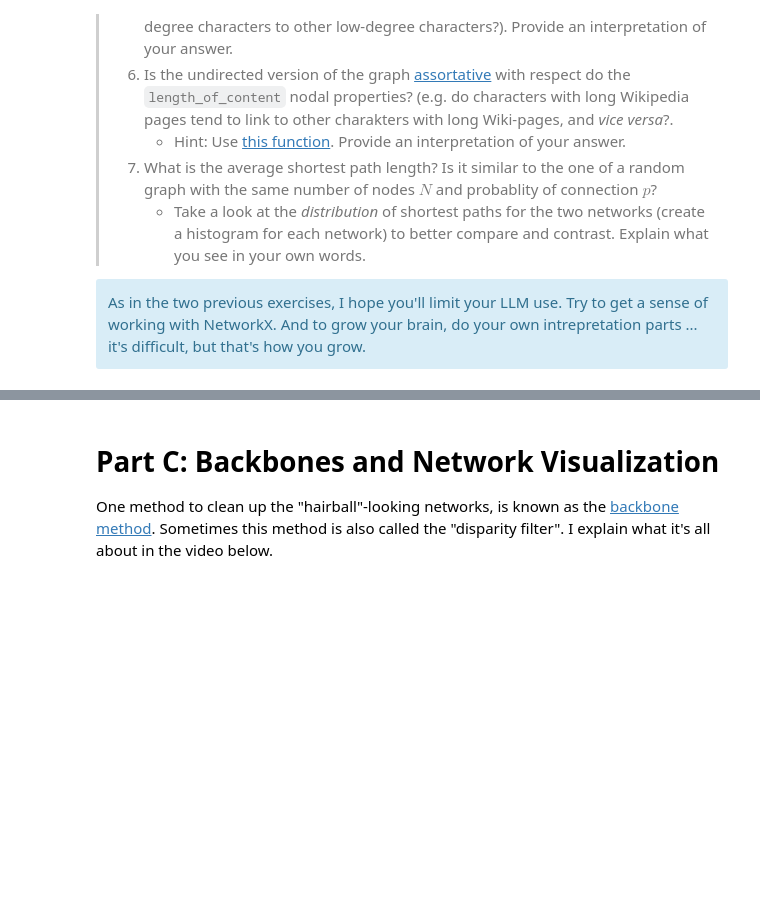
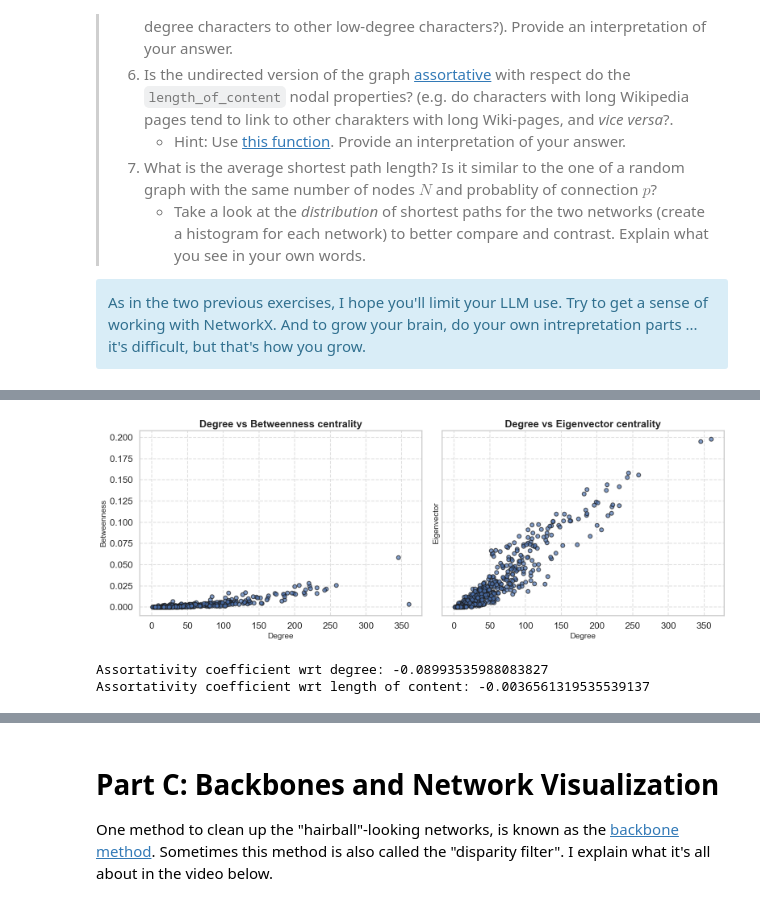
Before and after one commit to AlessandroLongo23/02805-Social-Graphs-and-Interactions, a Jupyter notebook: Week 5/Week5.ipynb, the cells around one changed output, grey strips where cells are left out. Saved outputs shown, nothing was run; the diff lists cells and outputs as text; code cells hidden in the pictures; blank space fills up the shorter version.

```diff
--- a/Week 5/Week5.ipynb
+++ b/Week 5/Week5.ipynb
@@ -338,0 +440,18 @@ As in the two previous exercises, I hope you'll limit your LLM use. Try to get a
+# %%
+bcl = [v for k, v in betweenness_centralities.items()]
+ecl = [v for k, v in eigenvector_centralities.items()]
+
+betweenness_degree_correlation_spr = stats.spearmanr(bcl, degree)
+eigenvector_degree_correlation_spr = stats.spearmanr(ecl, degree)
+
+print(f'SpearmanR correlation')
+print(f'Betweenness / degree: {betweenness_degree_correlation_spr.statistic}')
+print(f'Eigenvector / degree: {eigenvector_degree_correlation_spr.statistic}')
+
+
+betweenness_degree_correlation_psr = stats.pearsonr(bcl, degree)
+eigenvector_degree_correlation_psr = stats.pearsonr(ecl, degree)
+
+print(f'\nSpearmanR correlation')
+print(f'Betweenness / degree: {betweenness_degree_correlation_psr.statistic}')
+print(f'Eigenvector / degree: {eigenvector_degree_correlation_psr.statistic}')
@@ -338,0 +466,49 @@ As in the two previous exercises, I hope you'll limit your LLM use. Try to get a
+# %%
+import matplotlib.pyplot as plt
+import seaborn as sns
+
+sns.set(style="whitegrid", context="talk")
+
+fig, axes = plt.subplots(1, 2, figsize=(16, 6), sharey=True)
+
+axes[0].scatter(
+    degree,
+    bcl,
+    s=50,
+    alpha=0.7,
+    edgecolors="k"
+)
+axes[0].set_title("Degree vs Betweenness centrality", fontsize=18, weight="bold")
+axes[0].set_xlabel("Degree", fontsize=14)
+axes[0].set_ylabel("Betweenness", fontsize=14)
+axes[0].grid(True, linestyle="--", alpha=0.6)
+
+
+axes[1].scatter(
+    degree,
+    ecl,
+    s=50,
+    alpha=0.7,
+    edgecolors="k"
+)
+axes[1].set_title("Degree vs Eigenvector centrality", fontsize=18, weight="bold")
+axes[1].set_xlabel("Degree", fontsize=14)
+axes[1].set_ylabel("Eigenvector", fontsize=14)
+axes[1].grid(True, linestyle="--", alpha=0.6)
+
+
+plt.tight_layout()
+plt.show()
+# %% [output]
+[figure, added]
+# %%
+UG = nx.to_undirected(G)
+
+ass_coef = nx.degree_assortativity_coefficient(UG)
+ass_coef_loc = nx.attribute_assortativity_coefficient(UG, 'length_of_content')
+
+print(f'Assortativity coefficient wrt degree: {ass_coef}')
+print(f'Assortativity coefficient wrt length of content: {ass_coef_loc}')
+# %% [output]
+Assortativity coefficient wrt degree: -0.08993535988083827
+Assortativity coefficient wrt length of content: -0.0036561319535539137
```
Also changed, not shown: parts of 12 cells of this notebook, 1 other file.
